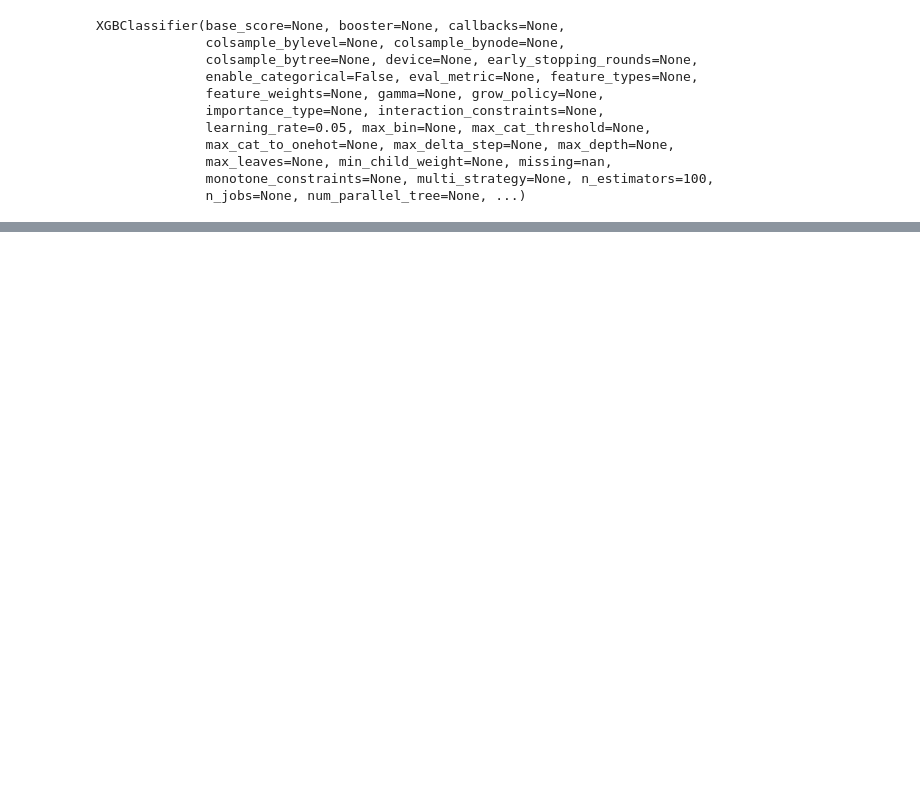
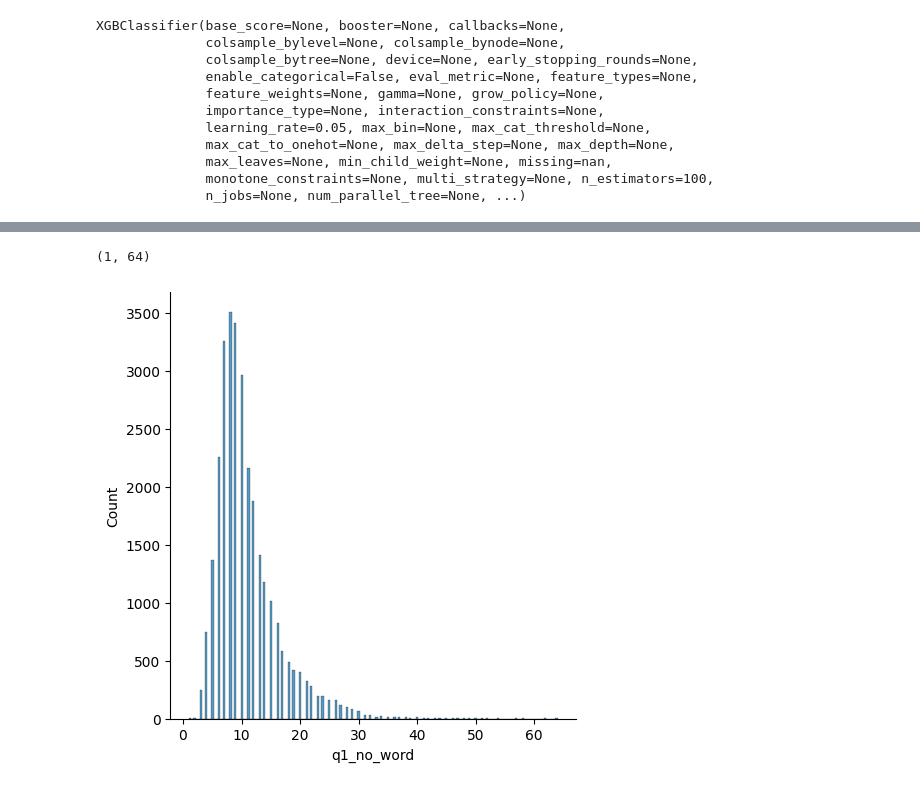
Before and after one commit to SakshamBansal753/Projects-of-Deep-Learning, a Jupyter notebook: NLP/Duplicate_question_answer_quora.ipynb, the cells around one changed output, grey strips where cells are left out. Saved outputs shown, nothing was run; the diff lists cells and outputs as text; code cells hidden in the pictures; blank space fills up the shorter version.

```diff
--- a/NLP/Duplicate_question_answer_quora.ipynb
+++ b/NLP/Duplicate_question_answer_quora.ipynb
@@ -273,0 +368,6 @@ accuracy_score(y_test,y_pred)
+# %%
+sns.displot(df["q1_no_word"])
+df["q1_no_word"].min(),df["q1_no_word"].max()
+# %% [output]
+(1, 64)
+[figure, added]
```
Also changed, not shown: parts of 31 cells of this notebook.
